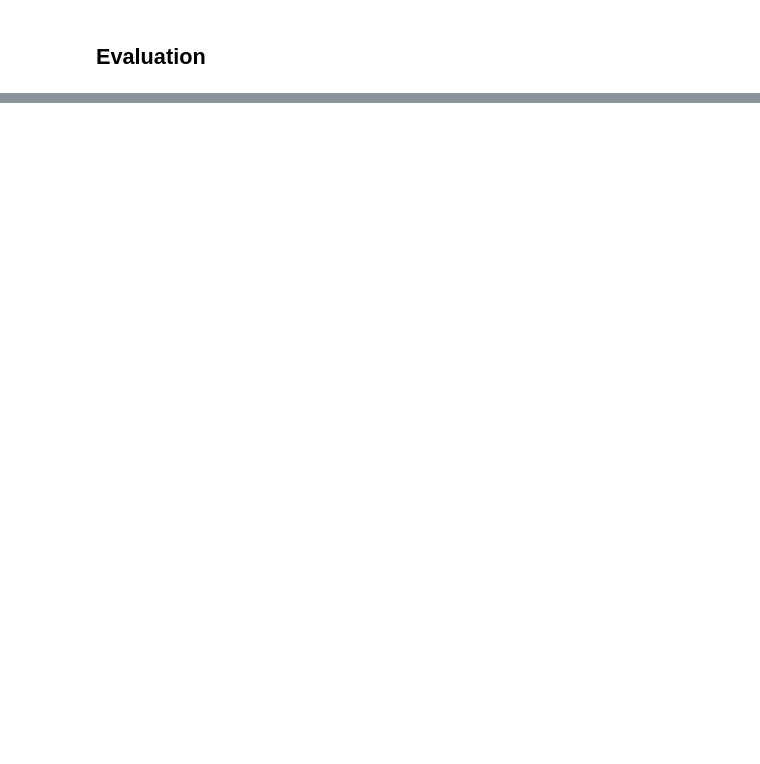
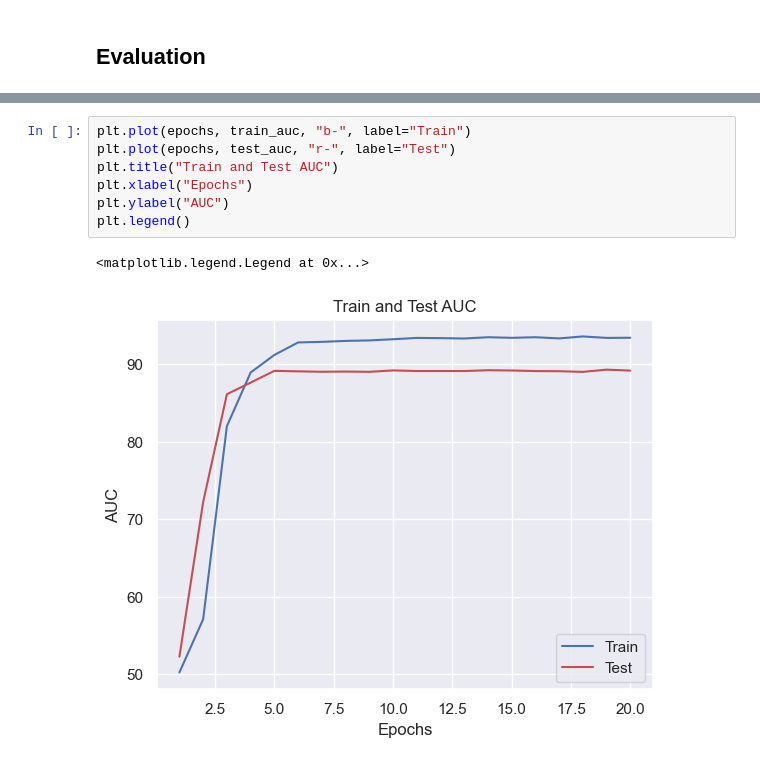
Before and after one commit to NicholasChoong/QuantumTransformer, a Jupyter notebook: notebook/classic.ipynb, the cells around one changed output, grey strips where cells are left out. Drawn from its saved outputs; the diff is of its cells as text; blank space fills up the shorter version.

```diff
--- a/notebook/classic.ipynb
+++ b/notebook/classic.ipynb
@@ -580,0 +633,10 @@ plt.show()
+# %%
+plt.plot(epochs, train_auc, "b-", label="Train")
+plt.plot(epochs, test_auc, "r-", label="Test")
+plt.title("Train and Test AUC")
+plt.xlabel("Epochs")
+plt.ylabel("AUC")
+plt.legend()
+# %% [output]
+<matplotlib.legend.Legend at 0x...>
+[figure, added]
```
Also changed, not shown: parts of 8 cells of this notebook, 1 other file.
